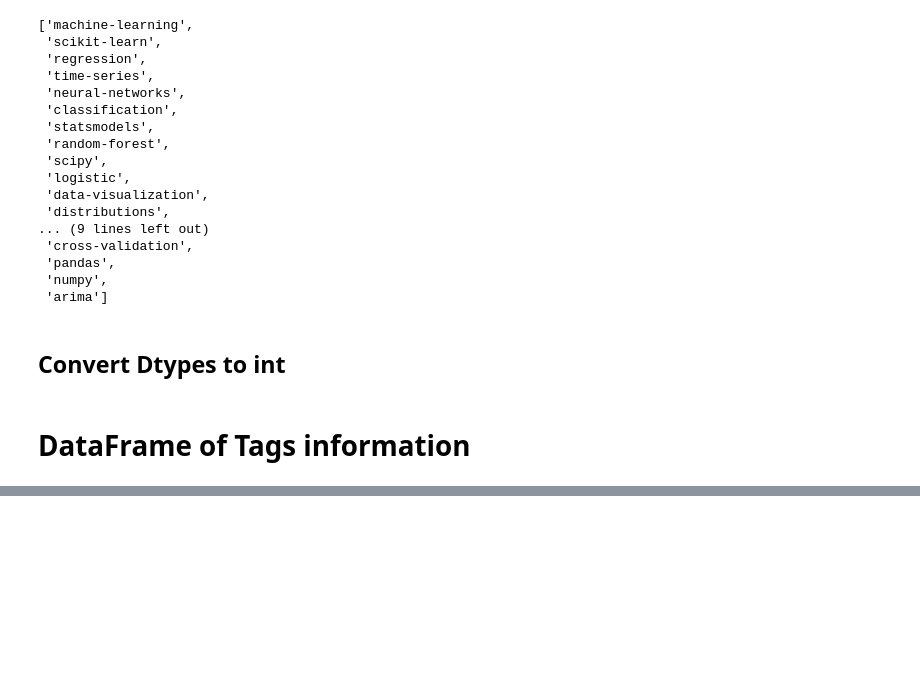
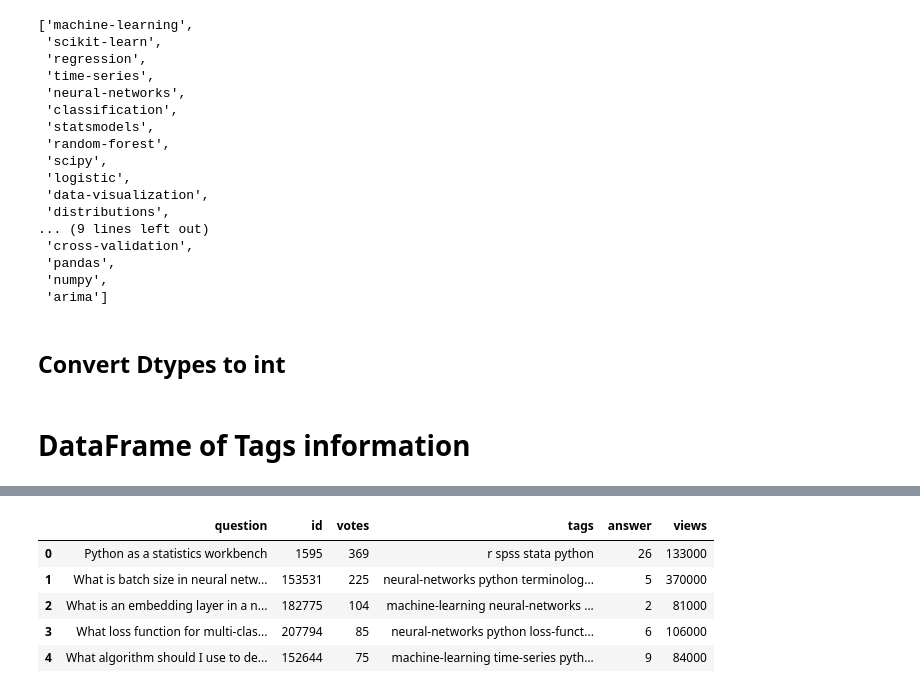
Before and after one commit to FabioCaffarello/Youtube-Video-Recommendations, a Jupyter notebook: 01-WebScrape/02-StackExchange.ipynb, the cells around one changed output, grey strips where cells are left out. Saved outputs shown, nothing was run; the diff lists cells and outputs as text; code cells hidden in the pictures; blank space fills up the shorter version.

Commit message:
Stack module changes

```diff
--- a/01-WebScrape/02-StackExchange.ipynb
+++ b/01-WebScrape/02-StackExchange.ipynb
@@ -150,0 +199,19 @@ DfTags.head()
+# %%
+params2 = {
+            'base_url': 'https://stats.stackexchange.com/questions/tagged/',
+            'tag': 'python',
+            'query_filter': 'Votes',
+            'max_pages': 2,
+            'pagesize': 50
+        }
+# %%
+scrape_data2 = stack.scrape_data2(**params2)
+# %%
+scrape_data2.head()
+# %% [output]
+|  | question | id | votes | tags | answer | views |
+| 0 | Python as a statistics workbench | 1595 | 369 | r spss stata python | 26 | 133000 |
+| 1 | What is batch size in neural netw... | 153531 | 225 | neural-networks python terminolog... | 5 | 370000 |
+| 2 | What is an embedding layer in a n... | 182775 | 104 | machine-learning neural-networks ... | 2 | 81000 |
+| 3 | What loss function for multi-clas... | 207794 | 85 | neural-networks python loss-funct... | 6 | 106000 |
+| 4 | What algorithm should I use to de... | 152644 | 75 | machine-learning time-series pyth... | 9 | 84000 |
```
Also changed, not shown: parts of 8 cells of this notebook, 1 other file.
